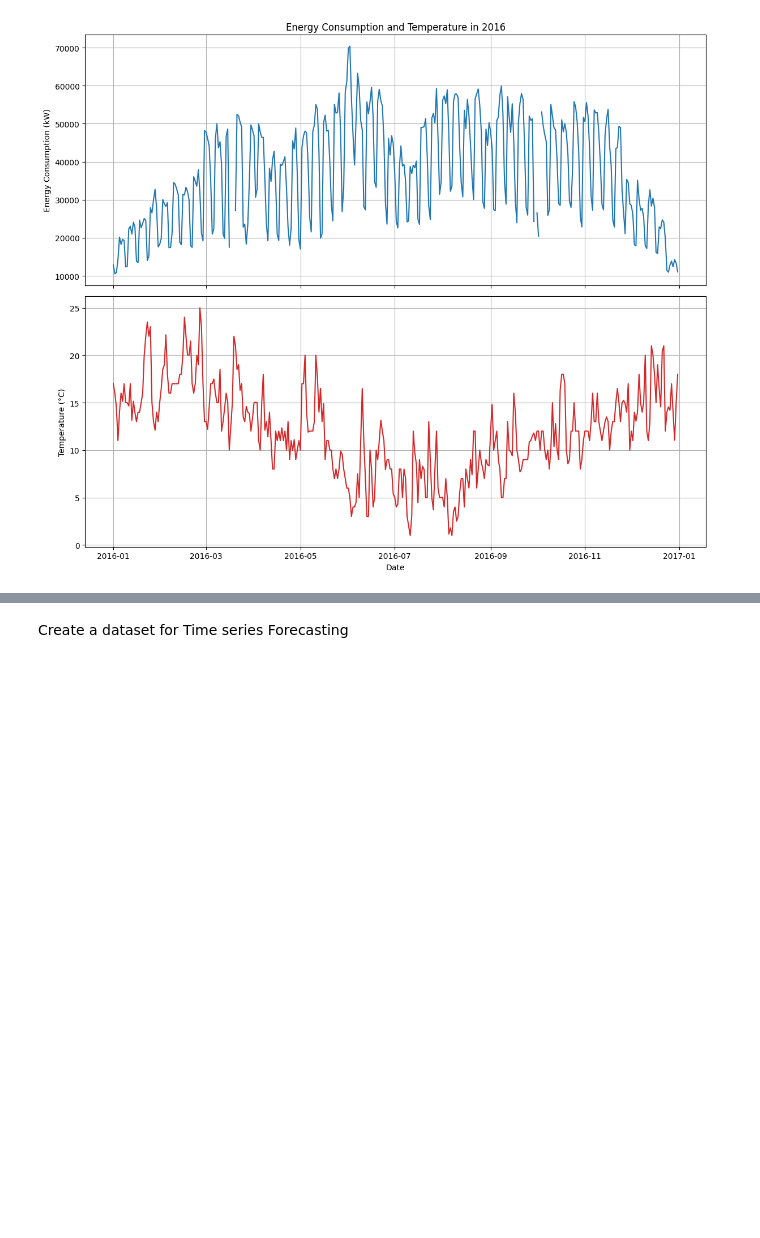
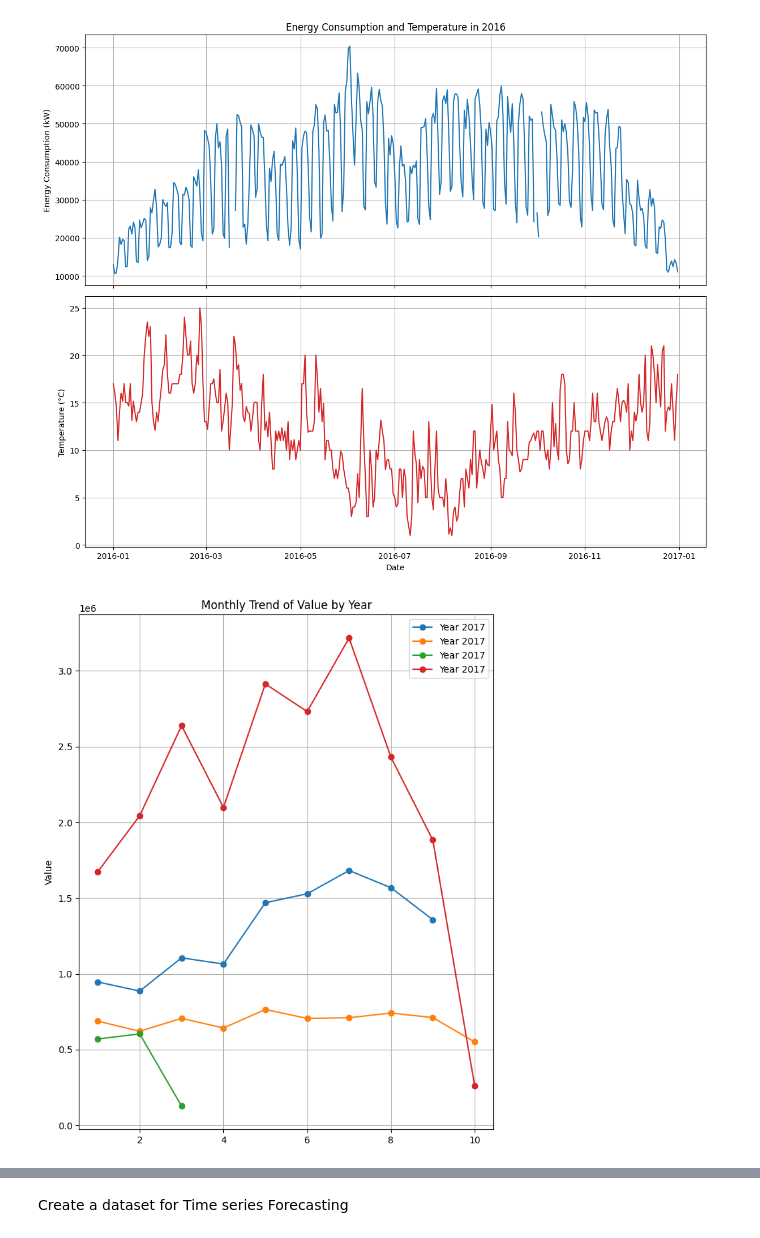
Before and after one commit to Melbinmatheew/Energy-Consumption-Forcasting, a Jupyter notebook: Notebooks/Data Preprocessing.ipynb, the cells around one changed output, grey strips where cells are left out. Drawn from its saved outputs; the diff is of its cells as text; code cells hidden in the pictures; blank space fills up the shorter version.

Commit message:
Creating 2016 plot for diffrent sites

```diff
--- a/Notebooks/Data Preprocessing.ipynb
+++ b/Notebooks/Data Preprocessing.ipynb
@@ -883,0 +900,32 @@ plt.show()
+# %%
+# Create subplots for the four sites
+
+# Plotting Monthly Trend for Site 2
+years = 2015
+fig, (ax1) = plt.subplots(1, 1, figsize=(8,10), sharex=True)
+yearly_data = monthly_trend_s2[monthly_trend_s2['year'] == year]
+ax1.plot(yearly_data['Month'], yearly_data['Value'], marker='o', label=f'Year {year}')
+ax1.set_title('Monthly Trend of Value by Year')
+ax1.set_ylabel('Value')
+ax1.legend()
+ax1.grid(True)
+
+yearly_data = monthly_trend_s6[monthly_trend_s6['year'] == year]
+ax1.plot(yearly_data['Month'], yearly_data['Value'], marker='o', label=f'Year {year}')
+ax1.set_ylabel('Value')
+ax1.legend()
+ax1.grid(True)
+
+yearly_data = monthly_trend_s8[monthly_trend_s8['year'] == year]
+ax1.plot(yearly_data['Month'], yearly_data['Value'], marker='o', label=f'Year {year}')
+ax1.set_ylabel('Value')
+ax1.legend()
+ax1.grid(True)
+
+yearly_data = monthly_trend_s261[monthly_trend_s261['year'] == year]
+ax1.plot(yearly_data['Month'], yearly_data['Value'], marker='o', label=f'Year {year}')
+ax1.set_ylabel('Value')
+ax1.legend()
+ax1.grid(True)
+# %% [output]
+[figure, added]
```
Also changed, not shown: parts of 2 cells of this notebook.
